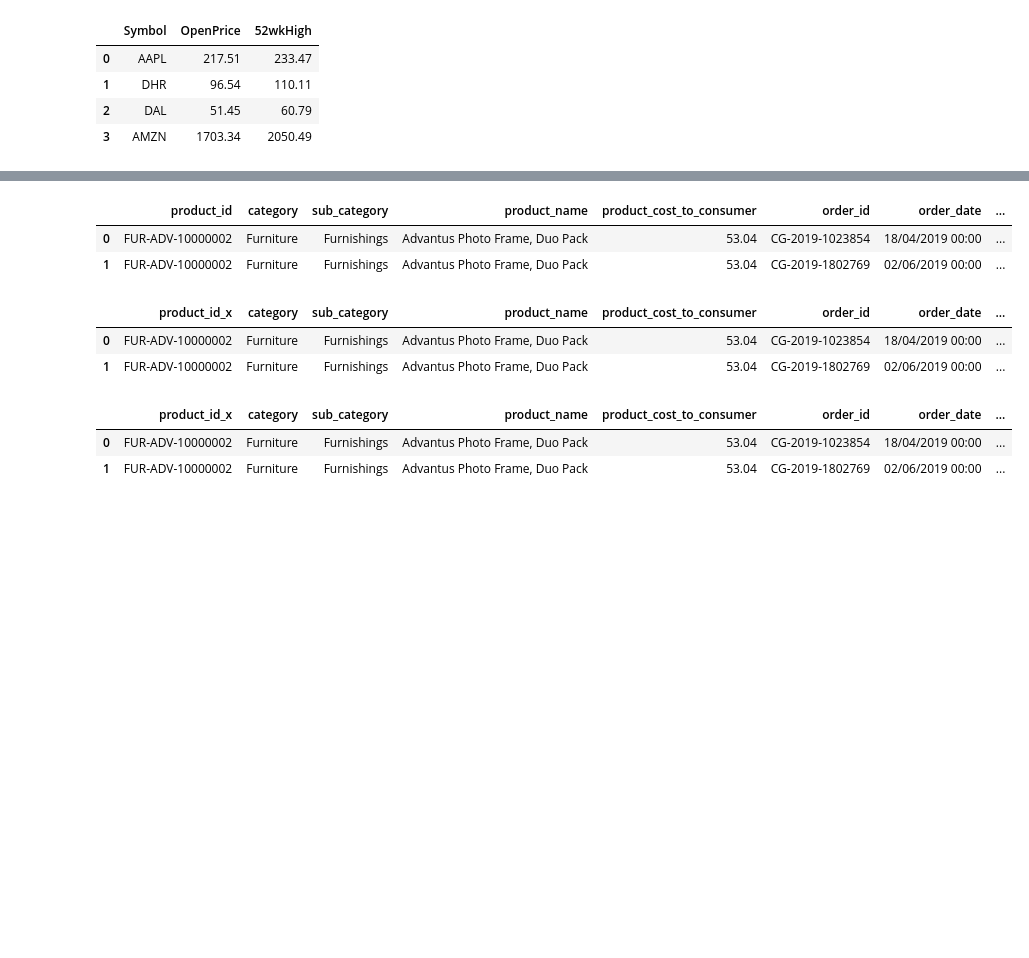
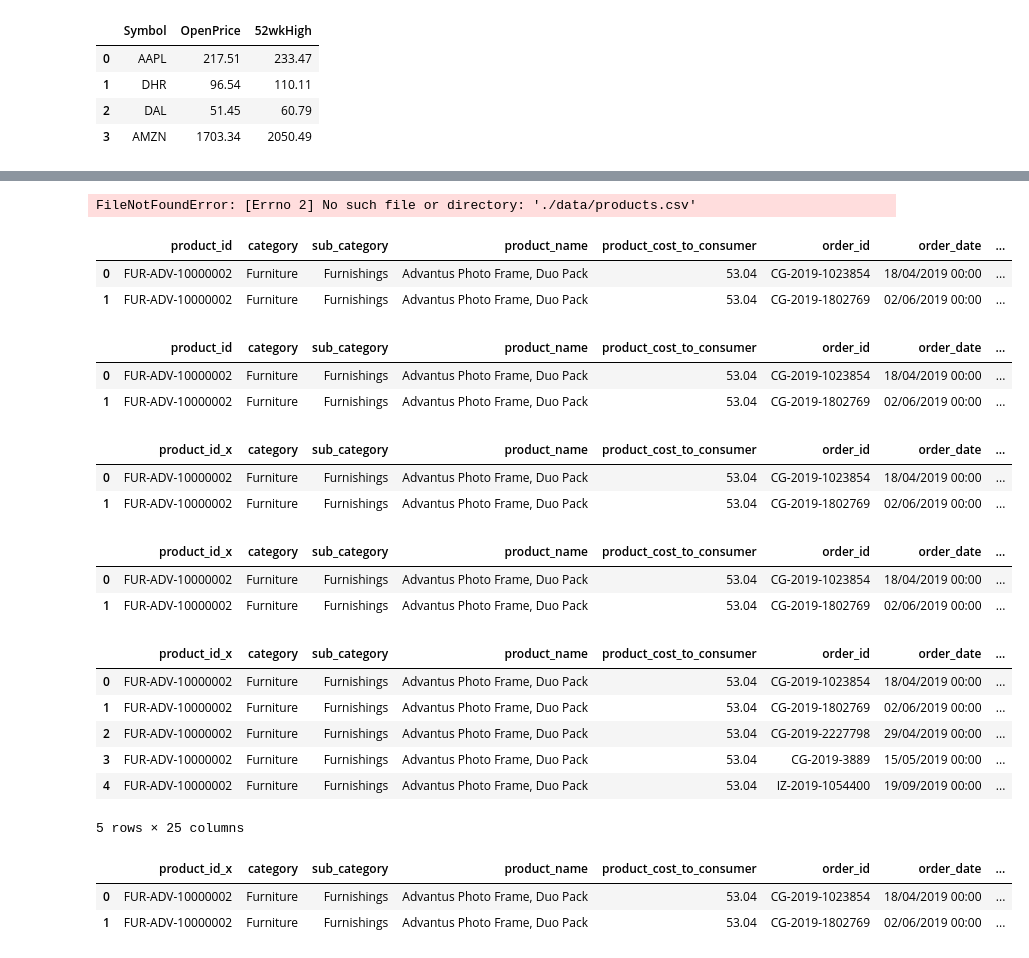
Before and after one commit to GanaElansary/labs_projects, a Jupyter notebook: labs/aggregate/Exercises/3.9.E1 Exercise-Aggregate-and-Combine-pandas-v2.ipynb, the cells around one changed output, grey strips where cells are left out. Cells and saved outputs as stored; diff of their text form; code cells hidden in the pictures; blank space fills up the shorter version.

```diff
--- a/labs/aggregate/Exercises/3.9.E1 Exercise-Aggregate-and-Combine-pandas-v2.ipynb
+++ b/labs/aggregate/Exercises/3.9.E1 Exercise-Aggregate-and-Combine-pandas-v2.ipynb
@@ -91,9 +134,11 @@ combined.head()
 # %%
 # B. Use the following tables from Super Store
-products = pd.read_csv('products.csv',encoding='latin')
-orders = pd.read_csv('orders.csv')
-returns = pd.read_csv('returns.csv')
-regions = pd.read_csv('regions.csv')
+products = pd.read_csv('./data/products.csv',encoding='latin')
+orders = pd.read_csv('./data/orders.csv')
+returns = pd.read_csv('./data/returns.csv')
+regions = pd.read_csv('./data/regions.csv')
+# %% [output]
+FileNotFoundError: [Errno 2] No such file or directory: './data/products.csv'
 # %%
 # i. We want to join the products and orders dataframes.
 #    Explore both dataframes to identify the common column between them
@@ -102,6 +147,12 @@ regions = pd.read_csv('regions.csv')
 #    a dataframe named orders_with_products
 
 # Your code here please:
+orders_with_products = pd.merge(left=products, right=orders, how="left", on="product_id")
+orders_with_products.head(2)
+# %% [output]
+|  | product_id | category | sub_category | product_name | product_cost_to_consumer | order_id | order_date | ... |
+| 0 | FUR-ADV-10000002 | Furniture | Furnishings | Advantus Photo Frame, Duo Pack | 53.04 | CG-2019-1023854 | 18/04/2019 00:00 | ... |
+| 1 | FUR-ADV-10000002 | Furniture | Furnishings | Advantus Photo Frame, Duo Pack | 53.04 | CG-2019-1802769 | 02/06/2019 00:00 | ... |
 # %%
 # NO CODE HERE PLEASE
 # %% [output]
@@ -112,6 +163,12 @@ regions = pd.read_csv('regions.csv')
 # ii. Left join the orders_with_products and returns dataframes
 # name the new dataframe orders_with_products_and_returns
 # Your code here please
+orders_with_products_and_returns = pd.merge(left=orders_with_products, right=returns, how="left", on="order_id")
+orders_with_products_and_returns.head(2)
+# %% [output]
+|  | product_id_x | category | sub_category | product_name | product_cost_to_consumer | order_id | order_date | ... |
+| 0 | FUR-ADV-10000002 | Furniture | Furnishings | Advantus Photo Frame, Duo Pack | 53.04 | CG-2019-1023854 | 18/04/2019 00:00 | ... |
+| 1 | FUR-ADV-10000002 | Furniture | Furnishings | Advantus Photo Frame, Duo Pack | 53.04 | CG-2019-1802769 | 02/06/2019 00:00 | ... |
 # %%
 # NO CODE HERE PLEASE
 # %% [output]
@@ -121,9 +178,19 @@ regions = pd.read_csv('regions.csv')
 # %%
 # iii. Finally, add the region data to our combined dataframe
 # do inner join of the previous dataframe with `regions` dataframe
 # name the new dataframe orders_with_products_and_returns_and_regions
 
 # Your code here please
+orders_with_products_and_returns_and_regions = pd.merge(left=orders_with_products_and_returns, right=regions, how="inner", on="region_id")
+orders_with_products_and_returns_and_regions.head()
+# %% [output]
+|  | product_id_x | category | sub_category | product_name | product_cost_to_consumer | order_id | order_date | ... |
+| 0 | FUR-ADV-10000002 | Furniture | Furnishings | Advantus Photo Frame, Duo Pack | 53.04 | CG-2019-1023854 | 18/04/2019 00:00 | ... |
+| 1 | FUR-ADV-10000002 | Furniture | Furnishings | Advantus Photo Frame, Duo Pack | 53.04 | CG-2019-1802769 | 02/06/2019 00:00 | ... |
+| 2 | FUR-ADV-10000002 | Furniture | Furnishings | Advantus Photo Frame, Duo Pack | 53.04 | CG-2019-2227798 | 29/04/2019 00:00 | ... |
+| 3 | FUR-ADV-10000002 | Furniture | Furnishings | Advantus Photo Frame, Duo Pack | 53.04 | CG-2019-3889 | 15/05/2019 00:00 | ... |
+| 4 | FUR-ADV-10000002 | Furniture | Furnishings | Advantus Photo Frame, Duo Pack | 53.04 | IZ-2019-1054400 | 19/09/2019 00:00 | ... |
+5 rows × 25 columns
 # %%
 # NO CODE HERE PLEASE
 # %% [output]
```
Also changed, not shown: parts of 5 cells of this notebook, 3 other files.
